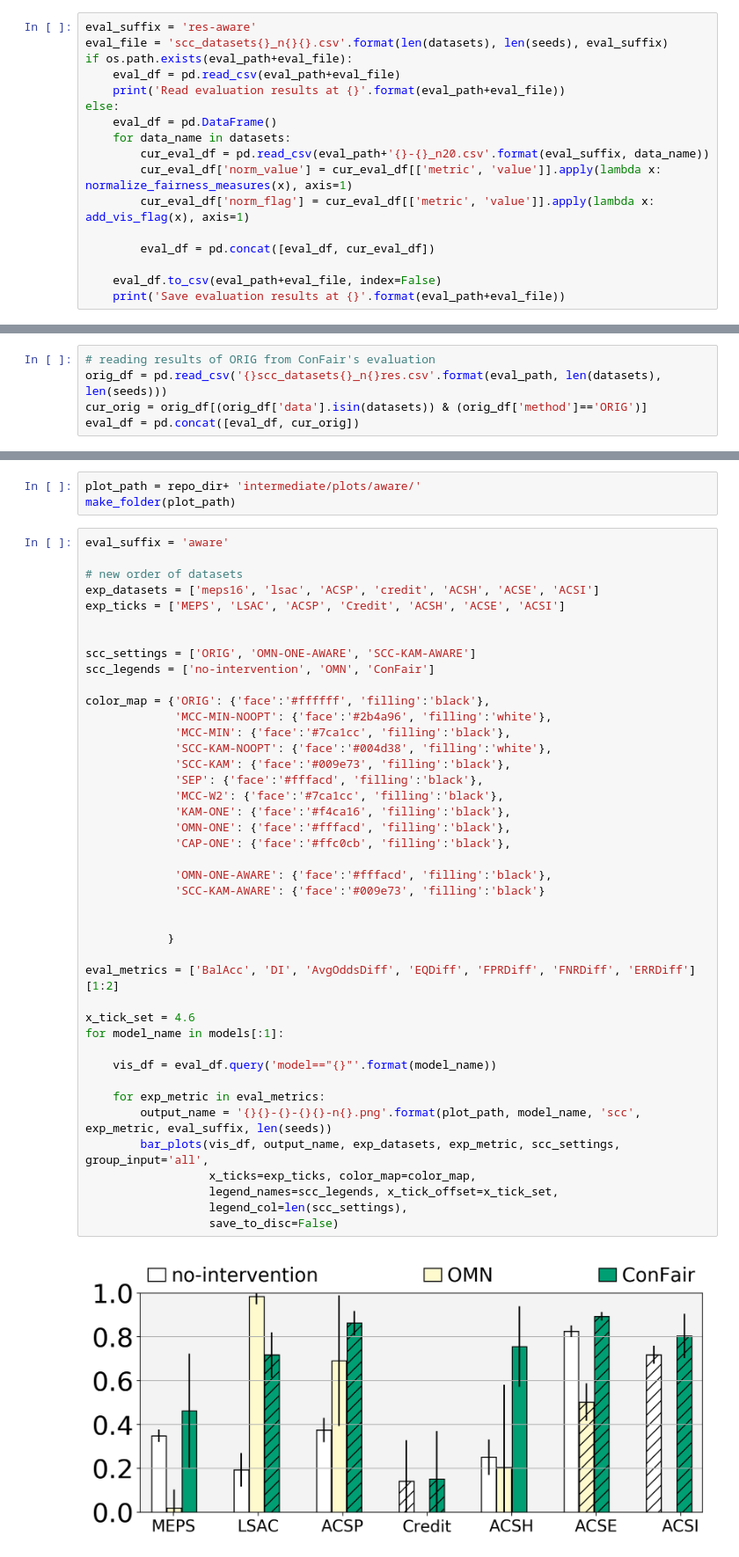
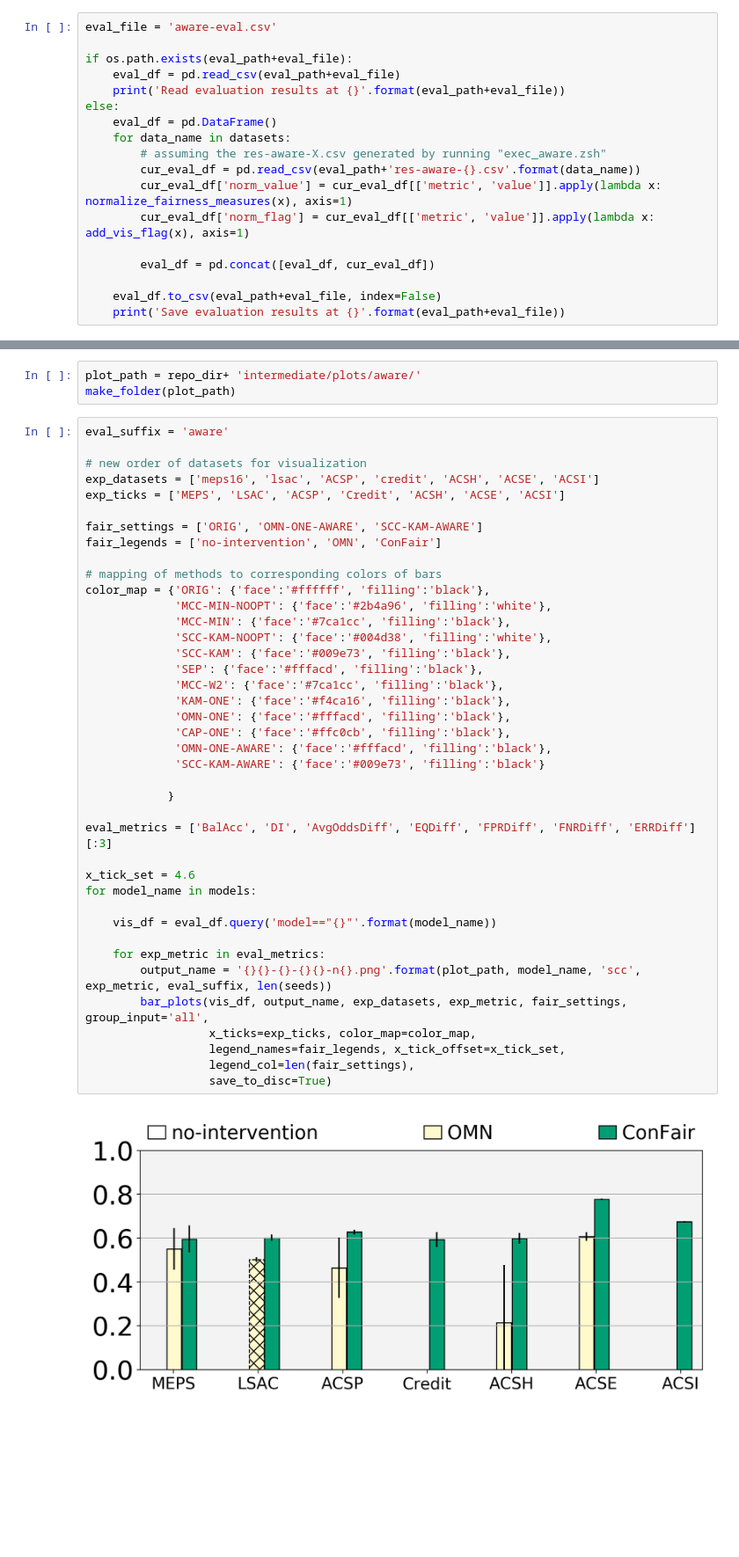
Before and after one commit to DataProfilor/ConFair, a Jupyter notebook: notebooks/Vis_ConFair_OMN_Vary_Weights.ipynb, the cells around one changed output, grey strips where cells are left out. Shown at 88% size. Cells and saved outputs as stored; diff of their text form; blank space fills up the shorter version.

```diff
--- a/notebooks/Vis_ConFair_OMN_Vary_Weights.ipynb
+++ b/notebooks/Vis_ConFair_OMN_Vary_Weights.ipynb
@@ -56,15 +58,16 @@ models = ['LR', 'TR']
 
 datasets = ['meps16', 'lsac', 'ACSP', 'credit', 'ACSE', 'ACSH', 'ACSI']
 # %%
-eval_suffix = 'res-aware'
-eval_file = 'scc_datasets{}_n{}{}.csv'.format(len(datasets), len(seeds), eval_suffix)
+eval_file = 'aware-eval.csv'
+
 if os.path.exists(eval_path+eval_file):
     eval_df = pd.read_csv(eval_path+eval_file)
     print('Read evaluation results at {}'.format(eval_path+eval_file))
 else:
     eval_df = pd.DataFrame()
     for data_name in datasets:
-        cur_eval_df = pd.read_csv(eval_path+'{}-{}_n20.csv'.format(eval_suffix, data_name))
+        # assuming the res-aware-X.csv generated by running "exec_aware.zsh"
+        cur_eval_df = pd.read_csv(eval_path+'res-aware-{}.csv'.format(data_name))
         cur_eval_df['norm_value'] = cur_eval_df[['metric', 'value']].apply(lambda x: normalize_fairness_measures(x), axis=1)
         cur_eval_df['norm_flag'] = cur_eval_df[['metric', 'value']].apply(lambda x: add_vis_flag(x), axis=1)
 
@@ -83,11 +86,6 @@ eval_df.head()
 | 2 | meps16 | LR | 1 | SCC-KAM-AWARE | all | SR | 1.000 | 1.000 | 0 |
 | 3 | meps16 | LR | 1 | SCC-KAM-AWARE | all | BalAcc | 0.500 | 0.500 | 0 |
 | 4 | meps16 | LR | 1 | SCC-KAM-AWARE | G0 | AUC | 0.500 | 0.500 | 0 |
-# %%
-# reading results of ORIG from ConFair's evaluation
-orig_df = pd.read_csv('{}scc_datasets{}_n{}res.csv'.format(eval_path, len(datasets), len(seeds)))
-cur_orig = orig_df[(orig_df['data'].isin(datasets)) & (orig_df['method']=='ORIG')]
-eval_df = pd.concat([eval_df, cur_orig])
 # %% [markdown]
 ## Draw barplots
 # %%
@@ -204,44 +203,42 @@ make_folder(plot_path)
 # %%
 eval_suffix = 'aware'
 
-# new order of datasets
+# new order of datasets for visualization
 exp_datasets = ['meps16', 'lsac', 'ACSP', 'credit', 'ACSH', 'ACSE', 'ACSI']
 exp_ticks = ['MEPS', 'LSAC', 'ACSP', 'Credit', 'ACSH', 'ACSE', 'ACSI']
 
+fair_settings = ['ORIG', 'OMN-ONE-AWARE', 'SCC-KAM-AWARE']
+fair_legends = ['no-intervention', 'OMN', 'ConFair']
 
-scc_settings = ['ORIG', 'OMN-ONE-AWARE', 'SCC-KAM-AWARE']
-scc_legends = ['no-intervention', 'OMN', 'ConFair']
-
+# mapping of methods to corresponding colors of bars
 color_map = {'ORIG': {'face':'#ffffff', 'filling':'black'},
              'MCC-MIN-NOOPT': {'face':'#2b4a96', 'filling':'white'},
              'MCC-MIN': {'face':'#7ca1cc', 'filling':'black'},
              'SCC-KAM-NOOPT': {'face':'#004d38', 'filling':'white'},
              'SCC-KAM': {'face':'#009e73', 'filling':'black'},
              'SEP': {'face':'#fffacd', 'filling':'black'},
              'MCC-W2': {'face':'#7ca1cc', 'filling':'black'},
              'KAM-ONE': {'face':'#f4ca16', 'filling':'black'},
              'OMN-ONE': {'face':'#fffacd', 'filling':'black'},
              'CAP-ONE': {'face':'#ffc0cb', 'filling':'black'},
-
              'OMN-ONE-AWARE': {'face':'#fffacd', 'filling':'black'},
              'SCC-KAM-AWARE': {'face':'#009e73', 'filling':'black'}
 
-
             }
 
-eval_metrics = ['BalAcc', 'DI', 'AvgOddsDiff', 'EQDiff', 'FPRDiff', 'FNRDiff', 'ERRDiff'][1:2]
+eval_metrics = ['BalAcc', 'DI', 'AvgOddsDiff', 'EQDiff', 'FPRDiff', 'FNRDiff', 'ERRDiff'][:3]
 
 x_tick_set = 4.6
-for model_name in models[:1]:
+for model_name in models:
 
     vis_df = eval_df.query('model=="{}"'.format(model_name))
 
     for exp_metric in eval_metrics:
         output_name = '{}{}-{}-{}{}-n{}.png'.format(plot_path, model_name, 'scc', exp_metric, eval_suffix, len(seeds))
-        bar_plots(vis_df, output_name, exp_datasets, exp_metric, scc_settings, group_input='all',
+        bar_plots(vis_df, output_name, exp_datasets, exp_metric, fair_settings, group_input='all',
                   x_ticks=exp_ticks, color_map=color_map,
-                  legend_names=scc_legends, x_tick_offset=x_tick_set,
-                  legend_col=len(scc_settings),
-                  save_to_disc=False)
+                  legend_names=fair_legends, x_tick_offset=x_tick_set,
+                  legend_col=len(fair_settings),
+                  save_to_disc=True)
 # %% [output]
-[figure, old version]
+[figure, new version]
```
Also changed, not shown: parts of 6 cells of this notebook, 23 other files.
